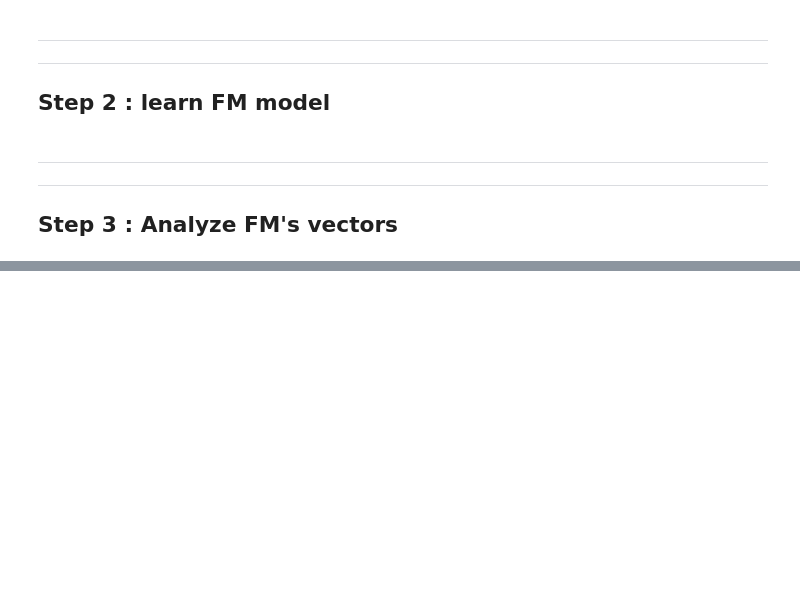
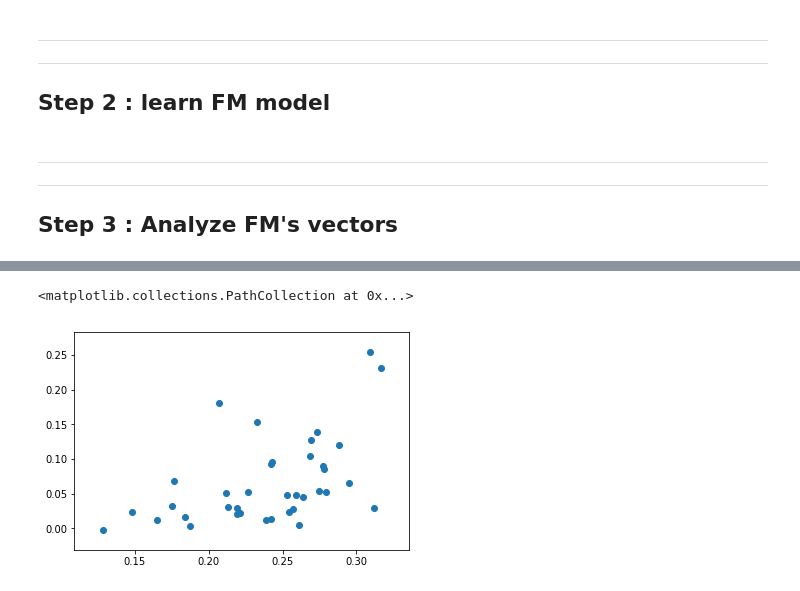
Before and after one commit to yoonkt200/recommender-system, a Jupyter notebook: factorization-machine/xlearn_results_analysis.ipynb, the cells around one changed output, grey strips where cells are left out. Cells and saved outputs as stored; diff of their text form; code cells hidden in the pictures; blank space fills up the shorter version.

```diff
--- a/factorization-machine/xlearn_results_analysis.ipynb
+++ b/factorization-machine/xlearn_results_analysis.ipynb
@@ -218,0 +277,4 @@ ValueError: setting an array element with a sequence.
+# %%
+abnormal_w_0 = w_0
+abnormal_w_i = w_i
+abnormal_v_ik = v_ik
@@ -218,0 +350,5 @@ ValueError: setting an array element with a sequence.
+# %%
+plt.scatter(abnormal_max_list, abnormal_min_list)
+# %% [output]
+<matplotlib.collections.PathCollection at 0x...>
+[figure, added]
```
Also changed, not shown: parts of 17 cells of this notebook, 2 other files.
